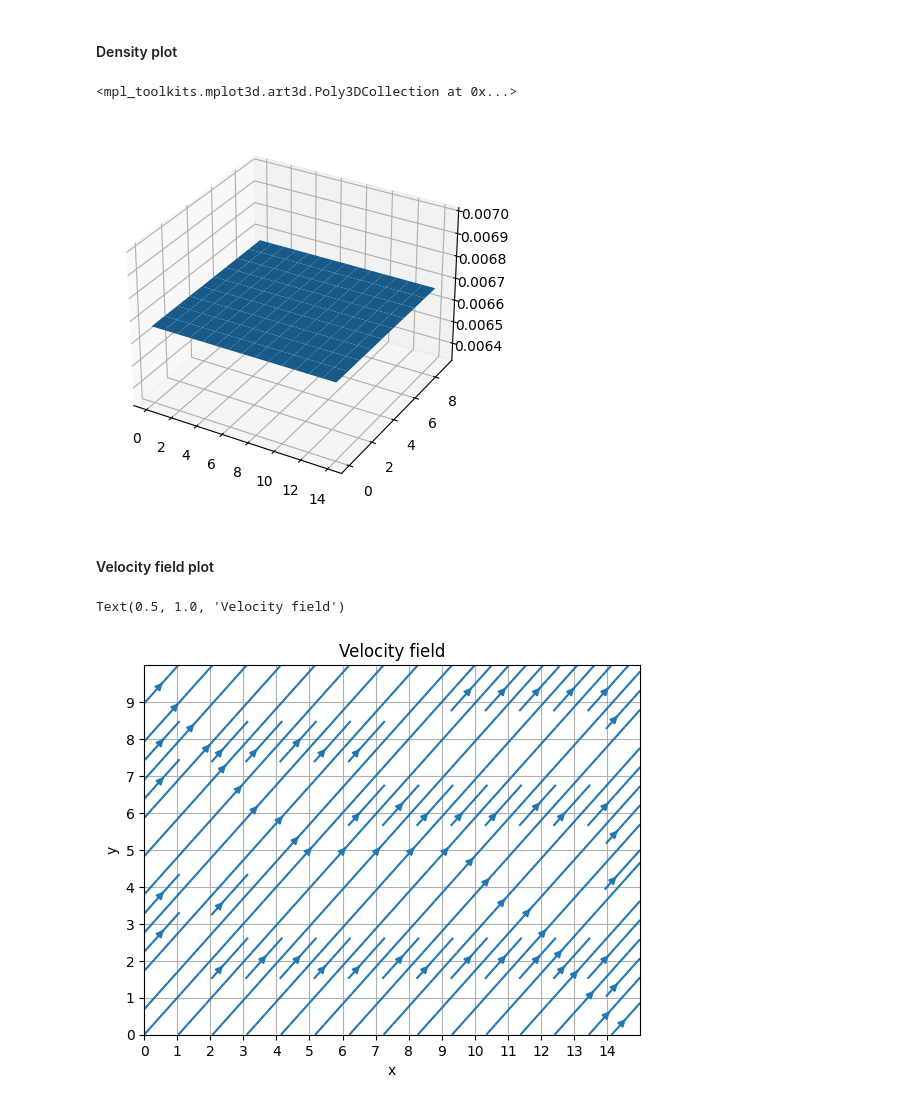
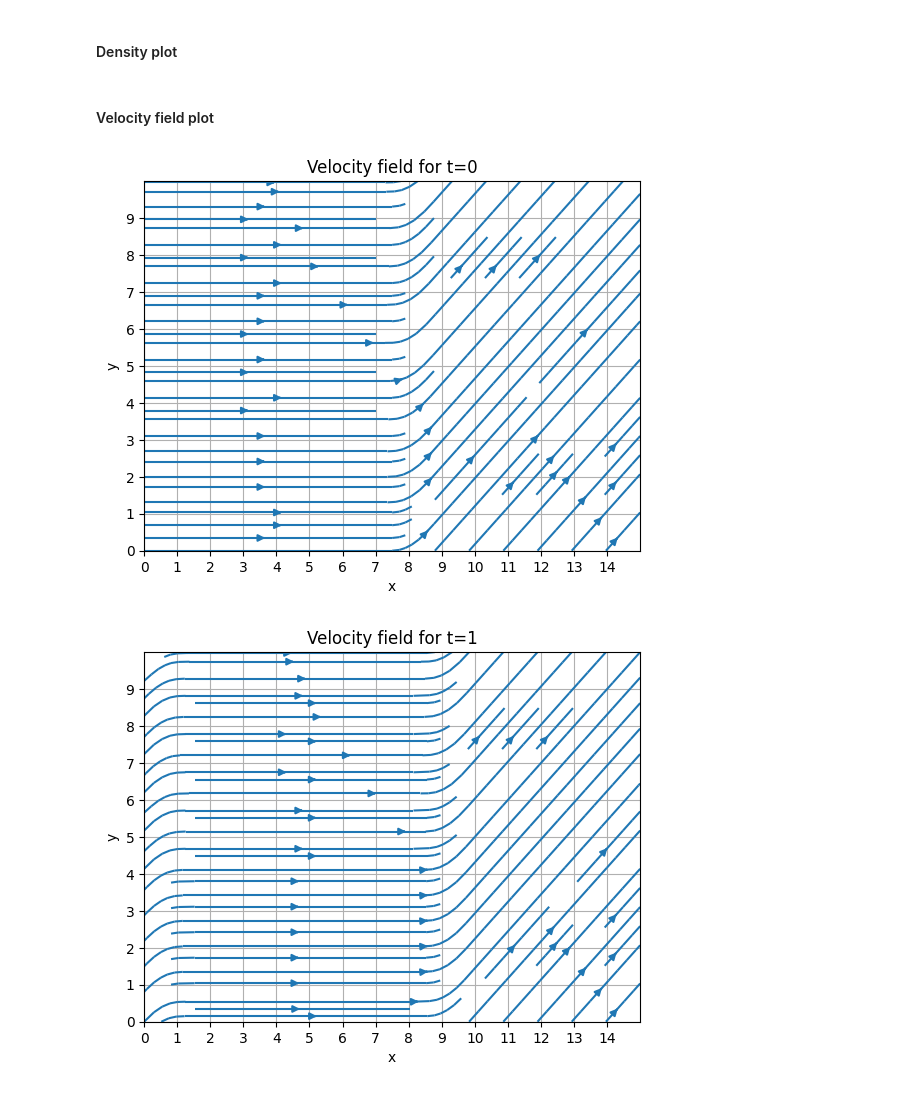
Before and after one commit to Horus26/HPC-with-python, a Jupyter notebook: Milestone1.ipynb, the cells around one changed output. Drawn from its saved outputs; the diff is of its cells as text; code cells hidden in the pictures.

```diff
--- a/Milestone1.ipynb
+++ b/Milestone1.ipynb
@@ -71,7 +74,7 @@ def compute_velocity_field(y,x):
     # do: [:,np.newaxis] so that broadcasting works
     new_direction = np.sum(f_values[y,x][:,np.newaxis] * c_directions, axis=0) / density
     # numpy rounds 0.5 cases to nearest even value
-    x_component, y_component = np.rint(new_direction)
+    x_component, y_component = np.rint(new_direction).astype(np.uint8)
 
     x_component = 0 if x_component == 0 else (-1 if x_component < 0 else 1)
     y_component = 0 if y_component == 0 else (-1 if y_component < 0 else 1)
@@ -104,41 +113,52 @@ streaming()
 # %% [markdown]
 #### Density plot
 # %%
-# Compute the velocity field
-compute_full_velocity_field()
+def plot_density_field(compute_velocity_field = False):
+    if compute_velocity_field:
+        # Compute the velocity field
+        compute_full_velocity_field()
 
-# Create a 3D figure
-fig = plt.figure()
-ax = fig.add_subplot(111, projection='3d')
+    # Create a 3D figure
+    fig = plt.figure()
+    ax = fig.add_subplot(111, projection='3d')
 
-# Get the shape of the 2D array
-y, x = np.meshgrid(np.arange(density_values.shape[0]), np.arange(density_values.shape[1]), indexing="ij")
+    # Get the shape of the 2D array
+    y, x = np.meshgrid(np.arange(density_values.shape[0]), np.arange(density_values.shape[1]), indexing="ij")
 
-# Plot the surface
-ax.plot_surface(x, y, density_values)
+    # Plot the surface
+    ax.plot_surface(x, y, density_values)
-# %% [output]
-<mpl_toolkits.mplot3d.art3d.Poly3DCollection at 0x...>
-[figure, removed]
 # %% [markdown]
 #### Velocity field plot
 # %%
-# define grid of velocity field
-x = np.linspace(0, grid_size_x, grid_size_x)
-y = np.linspace(0, grid_size_y, grid_size_y)
-X, Y = np.meshgrid(x, y)
+def plot_velocity_field(timestep = None):
+    # define grid of velocity field
+    x = np.linspace(0, grid_size_x, grid_size_x)
+    y = np.linspace(0, grid_size_y, grid_size_y)
+    X, Y = np.meshgrid(x, y)
 
-fig, ax = plt.subplots()
-U = velocity_values[:,:,0]
-V = velocity_values[:,:,1]
-ax.streamplot(X, Y, U, V)
-# ax.quiver(X, Y, c[velocity_values[:,:], 0], c[velocity_values[:,:]) is also a good option
-ax.set_xticks(np.arange(0, grid_size_x, 1))
-ax.set_yticks(np.arange(0, grid_size_y, 1))
-ax.grid()
+    fig, ax = plt.subplots()
+    U = velocity_values[:,:,0]
+    V = velocity_values[:,:,1]
+    ax.streamplot(X, Y, U, V)
+    # ax.quiver(X, Y, c[velocity_values[:,:], 0], c[velocity_values[:,:]) is also a good option
+    ax.set_xticks(np.arange(0, grid_size_x, 1))
+    ax.set_yticks(np.arange(0, grid_size_y, 1))
+    ax.grid()
 
-ax.set_xlabel('x')
-ax.set_ylabel('y')
-ax.set_title('Velocity field')
+    ax.set_xlabel('x')
+    ax.set_ylabel('y')
+    title = "Velocity field"
+    if timestep is not None:
+        title += " for t={}".format(timestep)
+    ax.set_title(title)
-# %% [output]
-Text(0.5, 1.0, 'Velocity field')
-[figure, removed]
+# %%
+# initial computation of velocity field for visualization
+compute_full_velocity_field()
+plot_velocity_field(0)
+
+# do a timestep update and plot
+update()
+plot_velocity_field(1)
+# %% [output]
+[figure, added]
+[figure, added]
```
Also changed, not shown: parts of 4 cells of this notebook, 2 other files.
